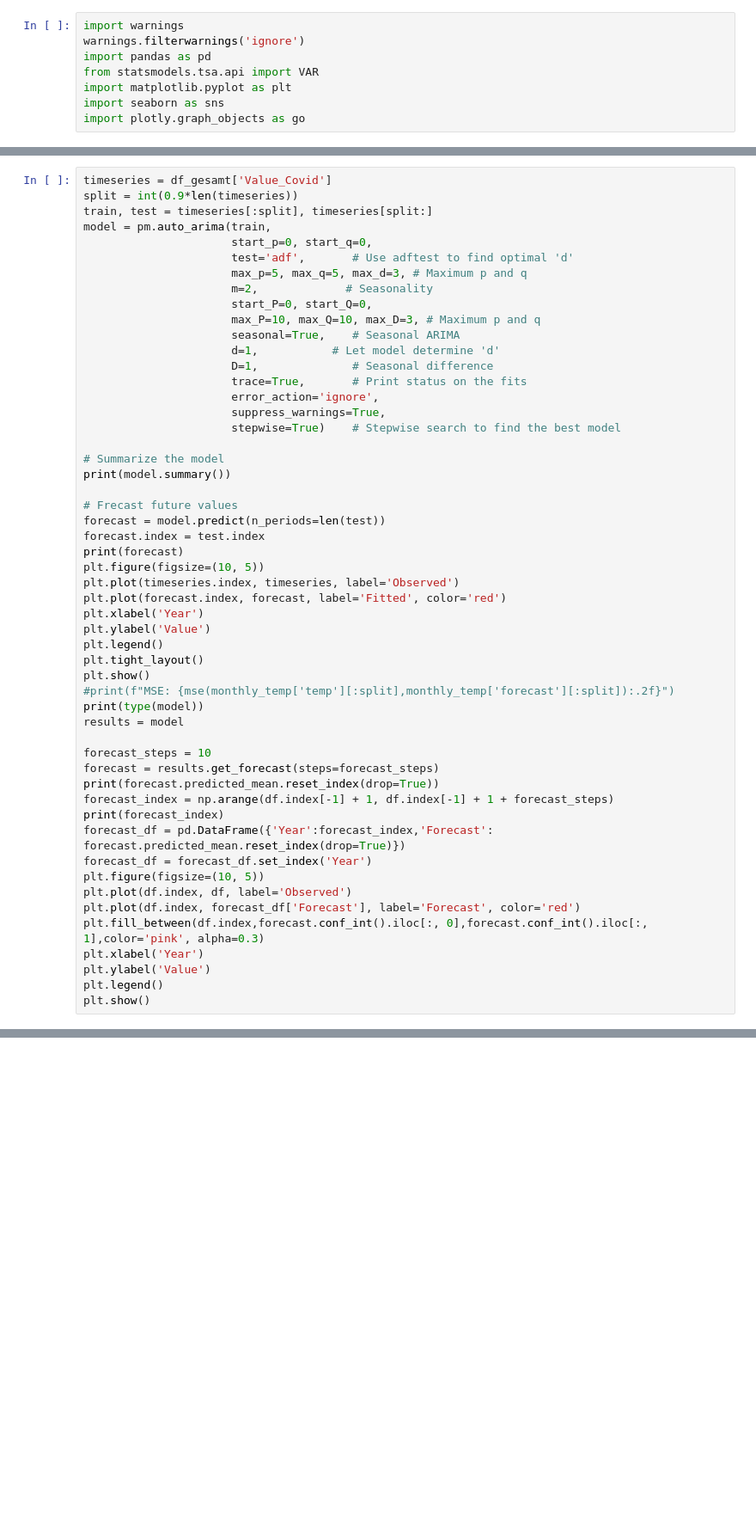
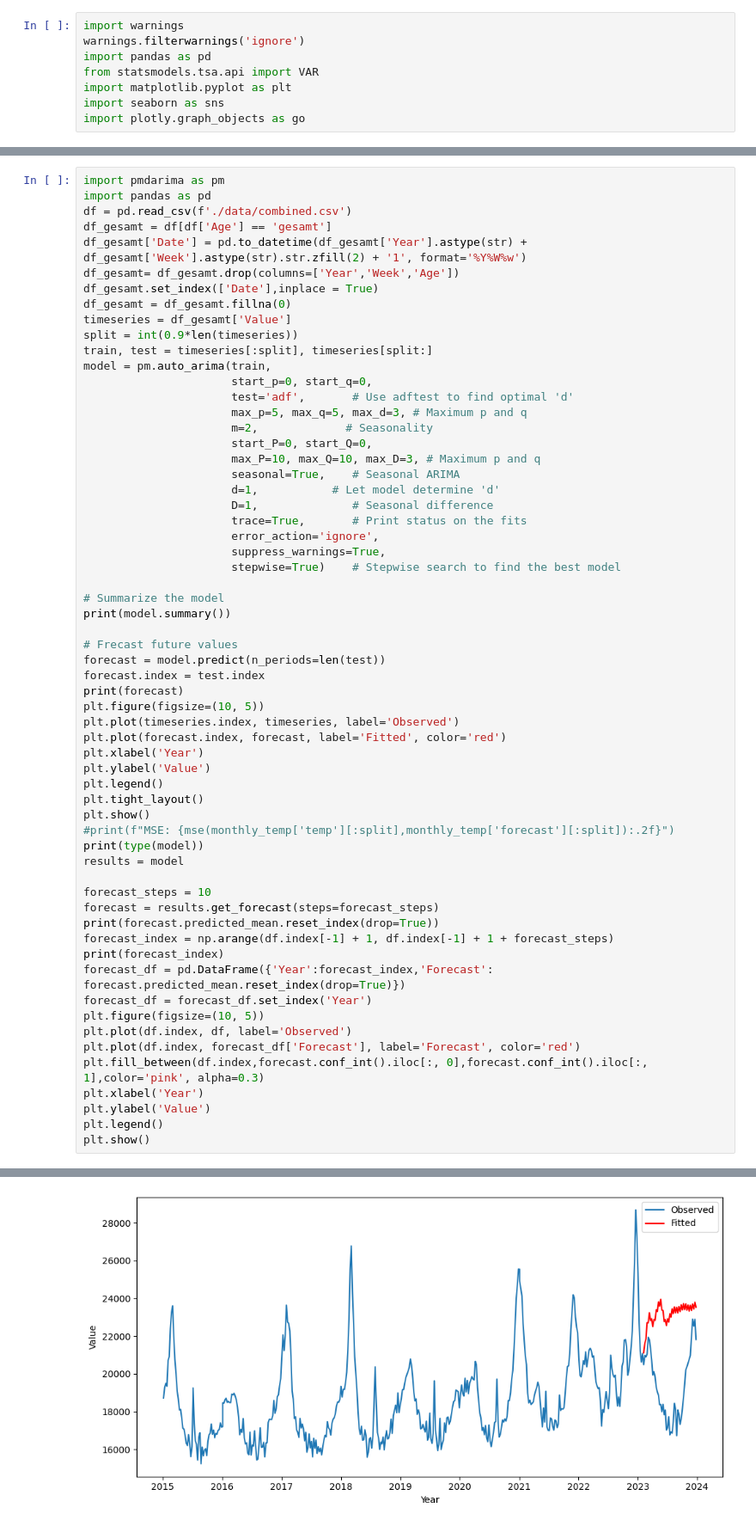
Before and after one commit to PMDSMortality/DSA, a Jupyter notebook: models.ipynb, the cells around one changed output, grey strips where cells are left out. Shown at 86% size. Cells and saved outputs as stored; diff of their text form; blank space fills up the shorter version.

```diff
--- a/models.ipynb
+++ b/models.ipynb
@@ -71,7 +69,15 @@ fig.update_layout(
 )
 fig.show()
 # %%
-timeseries = df_gesamt['Value_Covid']
+import pmdarima as pm
+import pandas as pd
+df = pd.read_csv(f'./data/combined.csv')
+df_gesamt = df[df['Age'] == 'gesamt']
+df_gesamt['Date'] = pd.to_datetime(df_gesamt['Year'].astype(str) + df_gesamt['Week'].astype(str).str.zfill(2) + '1', format='%Y%W%w')
+df_gesamt= df_gesamt.drop(columns=['Year','Week','Age'])
+df_gesamt.set_index(['Date'],inplace = True)
+df_gesamt = df_gesamt.fillna(0)
+timeseries = df_gesamt['Value']
 split = int(0.9*len(timeseries))
 train, test = timeseries[:split], timeseries[split:]
 model = pm.auto_arima(train,
@@ -123,3 +129,4 @@ plt.xlabel('Year')
 plt.ylabel('Value')
 plt.legend()
 plt.show()
+# %% [output]
@@ -125,0 +150 @@ plt.show()
+[figure, added]
```
Also changed, not shown: parts of 4 cells of this notebook, 1 other file.
